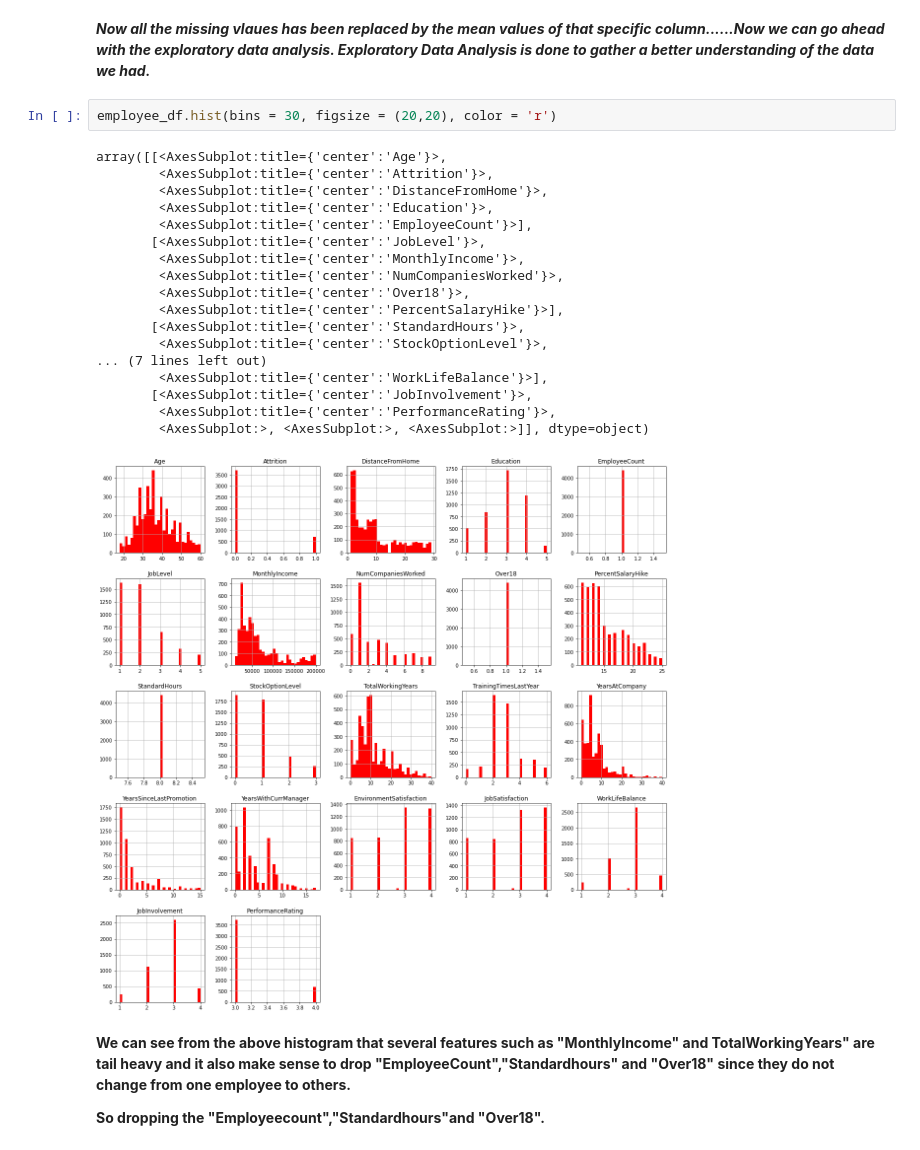
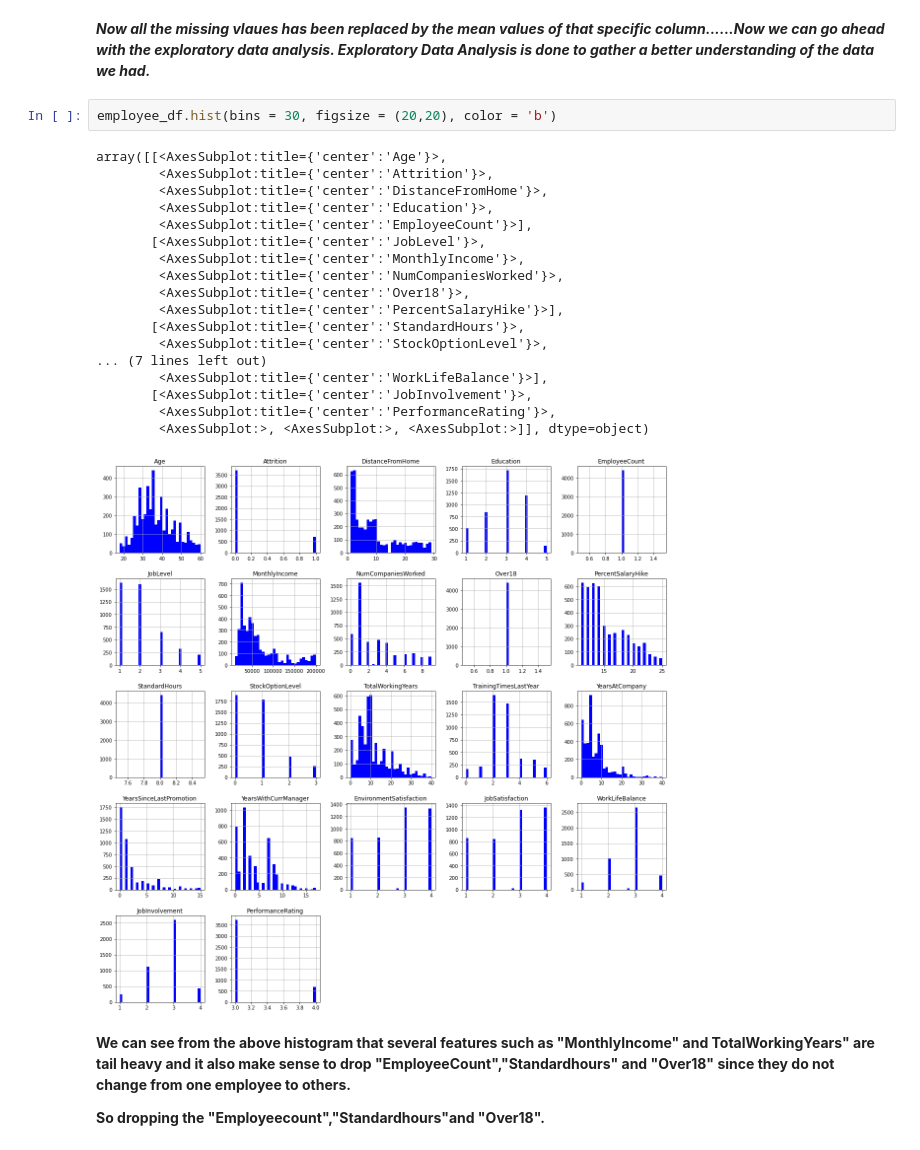
Before and after one commit to sampik123/Analyzing-the-attrition-rate-of-the-company, a Jupyter notebook: Project1.ipynb, the cells around one changed output. Cells and saved outputs as stored; diff of their text form.

```diff
--- a/Project1.ipynb
+++ b/Project1.ipynb
@@ -279,26 +279,26 @@ dtype: int64
 ***Now all the missing vlaues has been replaced by the mean values of that specific column......Now we can go ahead with the exploratory data analysis.
 Exploratory Data Analysis is done to gather a better understanding of the data we had.***
 # %%
-employee_df.hist(bins = 30, figsize = (20,20), color = 'r')
+employee_df.hist(bins = 30, figsize = (20,20), color = 'b')
 # %% [output]
 array([[<AxesSubplot:title={'center':'Age'}>,
         <AxesSubplot:title={'center':'Attrition'}>,
         <AxesSubplot:title={'center':'DistanceFromHome'}>,
         <AxesSubplot:title={'center':'Education'}>,
         <AxesSubplot:title={'center':'EmployeeCount'}>],
        [<AxesSubplot:title={'center':'JobLevel'}>,
         <AxesSubplot:title={'center':'MonthlyIncome'}>,
         <AxesSubplot:title={'center':'NumCompaniesWorked'}>,
         <AxesSubplot:title={'center':'Over18'}>,
         <AxesSubplot:title={'center':'PercentSalaryHike'}>],
        [<AxesSubplot:title={'center':'StandardHours'}>,
         <AxesSubplot:title={'center':'StockOptionLevel'}>,
 ... (7 lines left out)
         <AxesSubplot:title={'center':'WorkLifeBalance'}>],
        [<AxesSubplot:title={'center':'JobInvolvement'}>,
         <AxesSubplot:title={'center':'PerformanceRating'}>,
         <AxesSubplot:>, <AxesSubplot:>, <AxesSubplot:>]], dtype=object)
-[figure, old version]
+[figure, new version]
 # %% [markdown]
 **We can see from the above histogram that several features such as "MonthlyIncome" and TotalWorkingYears" are tail heavy and it also make sense to drop "EmployeeCount","Standardhours" and "Over18" since they do not change from one employee to others.**
 
```
Also changed, not shown: parts of 18 cells of this notebook.
